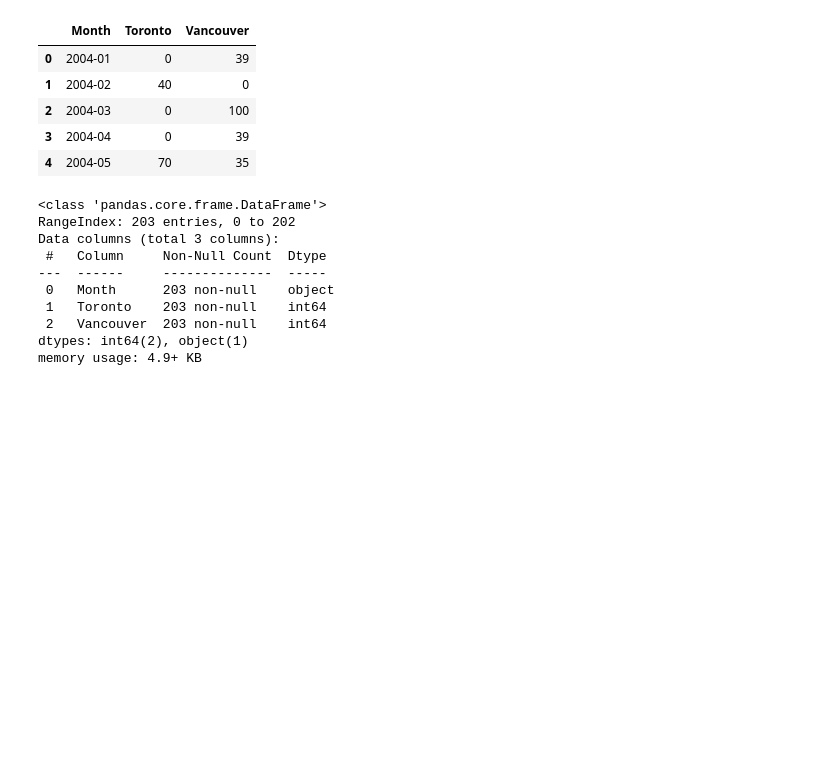
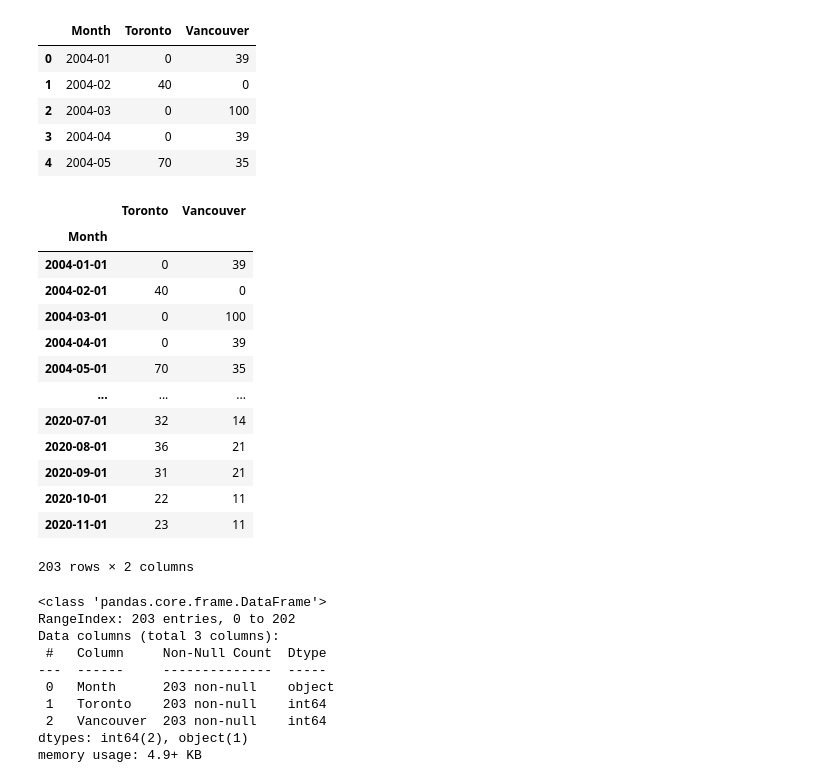
Before and after one commit to krystinli/Google_Trend_Data, a Jupyter notebook: 201115_house_price.ipynb, the cells around one changed output. Drawn from its saved outputs; the diff is of its cells as text; code cells hidden in the pictures; blank space fills up the shorter version.

```diff
--- a/201115_house_price.ipynb
+++ b/201115_house_price.ipynb
@@ -38,6 +38,25 @@ data.head()
 | 2 | 2004-03 | 0 | 100 |
 | 3 | 2004-04 | 0 | 39 |
 | 4 | 2004-05 | 70 | 35 |
+# %%
+data.index = pd.to_datetime(data.Month)
+data.drop('Month', axis=1, inplace=True)
+data
+# %% [output]
+|  | Toronto | Vancouver |
+| Month |  |  |
+| 2004-01-01 | 0 | 39 |
+| 2004-02-01 | 40 | 0 |
+| 2004-03-01 | 0 | 100 |
+| 2004-04-01 | 0 | 39 |
+| 2004-05-01 | 70 | 35 |
+| ... | ... | ... |
+| 2020-07-01 | 32 | 14 |
+| 2020-08-01 | 36 | 21 |
+| 2020-09-01 | 31 | 21 |
+| 2020-10-01 | 22 | 11 |
+| 2020-11-01 | 23 | 11 |
+203 rows × 2 columns
 # %%
 # step 2): explore the data
 data.info()
```
Also changed, not shown: parts of 3 cells of this notebook.
